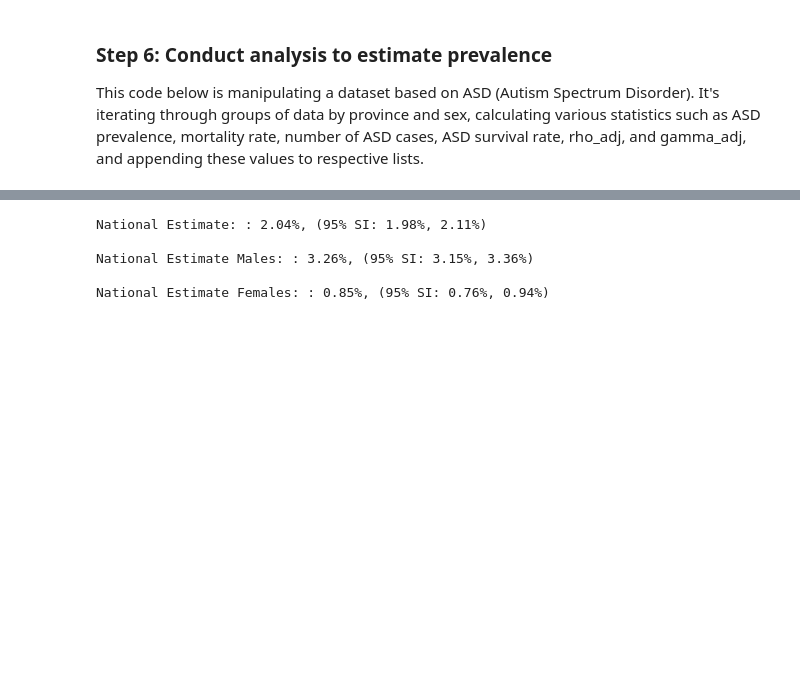
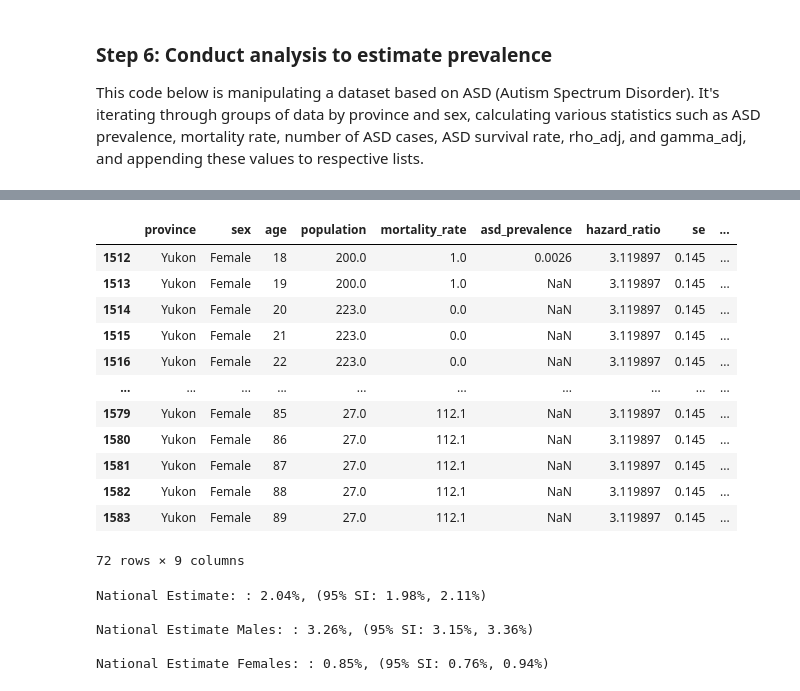
Before and after one commit to aaljaish/ASD_Prevalence, a Jupyter notebook: 03_Simulation_for_ASD_Prevalence.ipynb, the cells around one changed output, grey strips where cells are left out. Cells and saved outputs as stored; diff of their text form; code cells hidden in the pictures; blank space fills up the shorter version.

```diff
--- a/03_Simulation_for_ASD_Prevalence.ipynb
+++ b/03_Simulation_for_ASD_Prevalence.ipynb
@@ -223,3 +261,19 @@ for num_sim in tqdm(range(0, 1000), desc="Running simulations"):
+# %%
+grouped[('Yukon', 'Female')]
+# %% [output]
+|  | province | sex | age | population | mortality_rate | asd_prevalence | hazard_ratio | se | ... |
+| 1512 | Yukon | Female | 18 | 200.0 | 1.0 | 0.0026 | 3.119897 | 0.145 | ... |
+| 1513 | Yukon | Female | 19 | 200.0 | 1.0 | NaN | 3.119897 | 0.145 | ... |
+| 1514 | Yukon | Female | 20 | 223.0 | 0.0 | NaN | 3.119897 | 0.145 | ... |
+| 1515 | Yukon | Female | 21 | 223.0 | 0.0 | NaN | 3.119897 | 0.145 | ... |
+| 1516 | Yukon | Female | 22 | 223.0 | 0.0 | NaN | 3.119897 | 0.145 | ... |
+| ... | ... | ... | ... | ... | ... | ... | ... | ... | ... |
+| 1579 | Yukon | Female | 85 | 27.0 | 112.1 | NaN | 3.119897 | 0.145 | ... |
+| 1580 | Yukon | Female | 86 | 27.0 | 112.1 | NaN | 3.119897 | 0.145 | ... |
+| 1581 | Yukon | Female | 87 | 27.0 | 112.1 | NaN | 3.119897 | 0.145 | ... |
+| 1582 | Yukon | Female | 88 | 27.0 | 112.1 | NaN | 3.119897 | 0.145 | ... |
+| 1583 | Yukon | Female | 89 | 27.0 | 112.1 | NaN | 3.119897 | 0.145 | ... |
+72 rows × 9 columns
 # %%
 def ci_summary(my_list, percent=True, Label='Mean'):
   # Calculate mean
```
Also changed, not shown: parts of 3 cells of this notebook.
